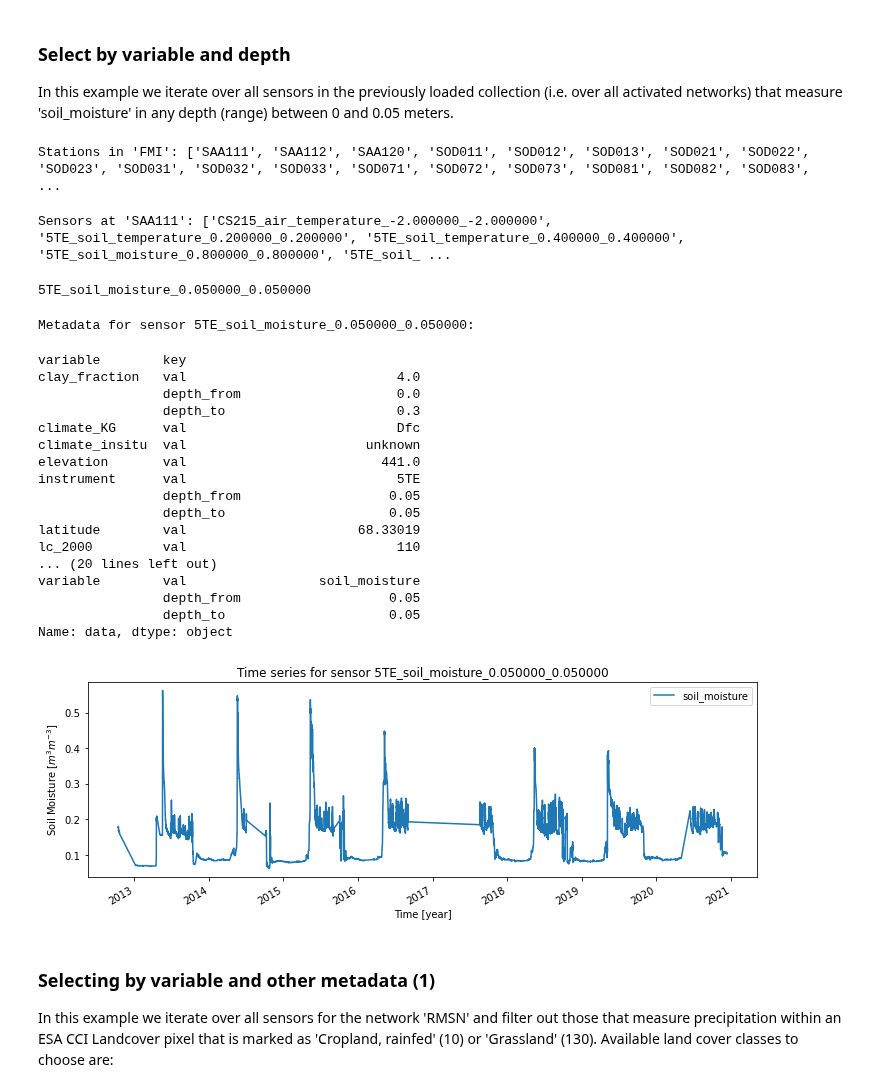
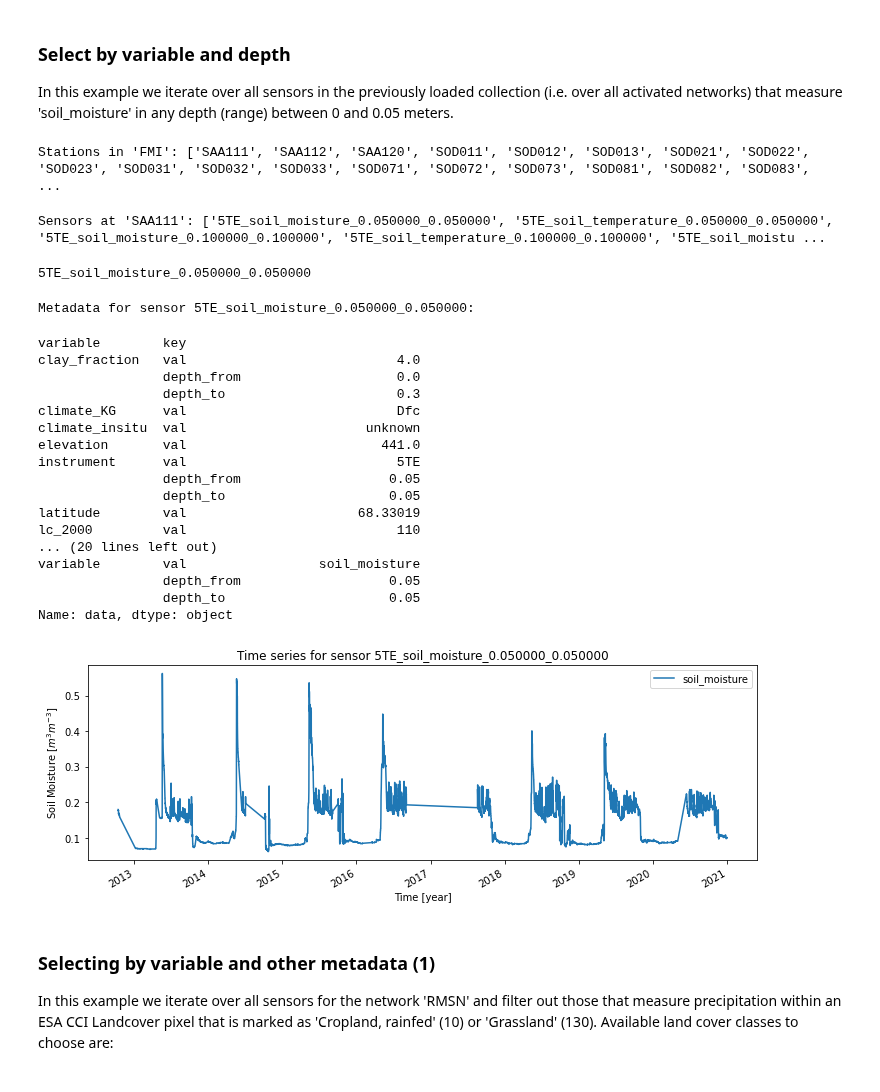
Before and after one commit to TUW-GEO/ismn, a Jupyter notebook: docs/examples/interface.ipynb, the cells around one changed output. Drawn from its saved outputs; the diff is of its cells as text; code cells hidden in the pictures.

```diff
--- a/docs/examples/interface.ipynb
+++ b/docs/examples/interface.ipynb
@@ -38,6 +38,6 @@ import matplotlib.pyplot as plt  # matplotlib is not installed automatically
 %matplotlib inline
 
 # Either a .zip file or one folder that contains all networks, here we read from .zip
-data_path = "/tmp/ismn/Data_separate_files_20090804_20201212.zip"
+data_path = "/tmp/Data_separate_files_header_20090101_20201231_9289_Cwpc_20221201.zip"
 ismn_data = ISMN_Interface(data_path)
 # %% [output]
@@ -138,8 +131,7 @@ Each sensor has a measurement time series (access via `Sensor.read_data()`) and
 # %%
-sensor = ismn_data['SMOSMANIA']['SaintFelixdeLauragais']['ThetaProbe-ML2X_soil_moisture_0.050000_0.050000']
+sensor = ismn_data['SMOSMANIA']['Saint_Felix_de_Lauragais']['ThetaProbe-ML2X_soil_moisture_0.050000_0.050000']
 print(sensor.metadata.to_pd())
-ts = sensor.read_data()
-ax = ts.plot(figsize=(12,4))
+ax = sensor.data.plot(figsize=(12,4))
 ax.set_xlabel("Time [year]")
 ax.set_ylabel("Soil Moisture [$m^3 m^{-3}$]")
 display(ts)
@@ -232,9 +226,7 @@ Sensors at 'SAA111': ['CS215_air_temperature_-2.000000_-2.000000', '5TE_soil_tem
 `ISMN_Interface` provides a function to find the network when only the name of a station is known. Here we simply read data for the first available sensor at the fist station in the found network.
 # %%
 network = ismn_data.network_for_station('SAA111', name_only=False)
-station = network[0]
-sensor = station[0]
-display(network, station, sensor)
-sensor.read_data()
+display(network)
+display(network[0][0].data)
 # %% [output]
 Stations in 'FMI': ['SAA111', 'SAA112', 'SAA120', 'SOD011', 'SOD012', 'SOD013', 'SOD021', 'SOD022', 'SOD023', 'SOD031', 'SOD032', 'SOD033', 'SOD071', 'SOD072', 'SOD073', 'SOD081', 'SOD082', 'SOD083',  ...
@@ -288,9 +289,6 @@ ids
 # %% [markdown]
 Now we can use the so found IDs to read data from the according sensors.
 # %%
-ts, meta = ismn_data.read(ids[1], return_meta=True)
-meta
-ax = ts.plot(figsize=(12,4), title=f'Time series for ID {ids[1]}')
-ax.set_xlabel("Time [year]")
-ax.set_ylabel("Soil Temp. [°C]")
+ts, meta = ismn_data.read(ids, return_meta=True)
+ax = ts.plot(figsize=(12,4), title=f'Time series for ID {ids[1]}', xlabel="Time [year]", ylabel="Soil Temp. [°C]")
 # %% [output]
@@ -355,38 +354,36 @@ for network, station, sensor in ismn_data.collection.iter_sensors(variable='soil
     display(network)
     display(station)
     display(sensor)
 
-    data = sensor.read_data()
-
     print('\033[1m' + f'Metadata for sensor {sensor}:'+ '\033[0m')
     display(sensor.metadata.to_pd())
-    ax = data.plot(figsize=(12,4), title=f'Time series for sensor {sensor.name}')
+    ax = sensor.data.plot(figsize=(12,4), title=f'Time series for sensor {sensor.name}')
     ax.set_xlabel("Time [year]")
     ax.set_ylabel("Soil Moisture [$m^3 m^{-3}$]")
     break  # for this example we stop after the first sensor
 # %% [output]
 Stations in 'FMI': ['SAA111', 'SAA112', 'SAA120', 'SOD011', 'SOD012', 'SOD013', 'SOD021', 'SOD022', 'SOD023', 'SOD031', 'SOD032', 'SOD033', 'SOD071', 'SOD072', 'SOD073', 'SOD081', 'SOD082', 'SOD083',  ...
-Sensors at 'SAA111': ['CS215_air_temperature_-2.000000_-2.000000', '5TE_soil_temperature_0.200000_0.200000', '5TE_soil_temperature_0.400000_0.400000', '5TE_soil_moisture_0.800000_0.800000', '5TE_soil_ ...
+Sensors at 'SAA111': ['5TE_soil_moisture_0.050000_0.050000', '5TE_soil_temperature_0.050000_0.050000', '5TE_soil_moisture_0.100000_0.100000', '5TE_soil_temperature_0.100000_0.100000', '5TE_soil_moistu ...
 5TE_soil_moisture_0.050000_0.050000
 Metadata for sensor 5TE_soil_moisture_0.050000_0.050000:
 variable        key
 clay_fraction   val                           4.0
                 depth_from                    0.0
                 depth_to                      0.3
 climate_KG      val                           Dfc
 climate_insitu  val                       unknown
 elevation       val                         441.0
 instrument      val                           5TE
                 depth_from                   0.05
                 depth_to                     0.05
 latitude        val                      68.33019
 lc_2000         val                           110
 ... (20 lines left out)
 variable        val                 soil_moisture
                 depth_from                   0.05
                 depth_to                     0.05
 Name: data, dtype: object
-[figure, old version]
+[figure, new version]
 # %% [markdown]
 ### Selecting by variable and other metadata (1)
 In this example we iterate over all sensors for the network 'RMSN' and filter out those that measure precipitation within an ESA CCI Landcover pixel that is marked as 'Cropland, rainfed' (10) or 'Grassland' (130). Available land cover classes to choose are:
```
Also changed, not shown: parts of 25 cells of this notebook, 4 other files.
